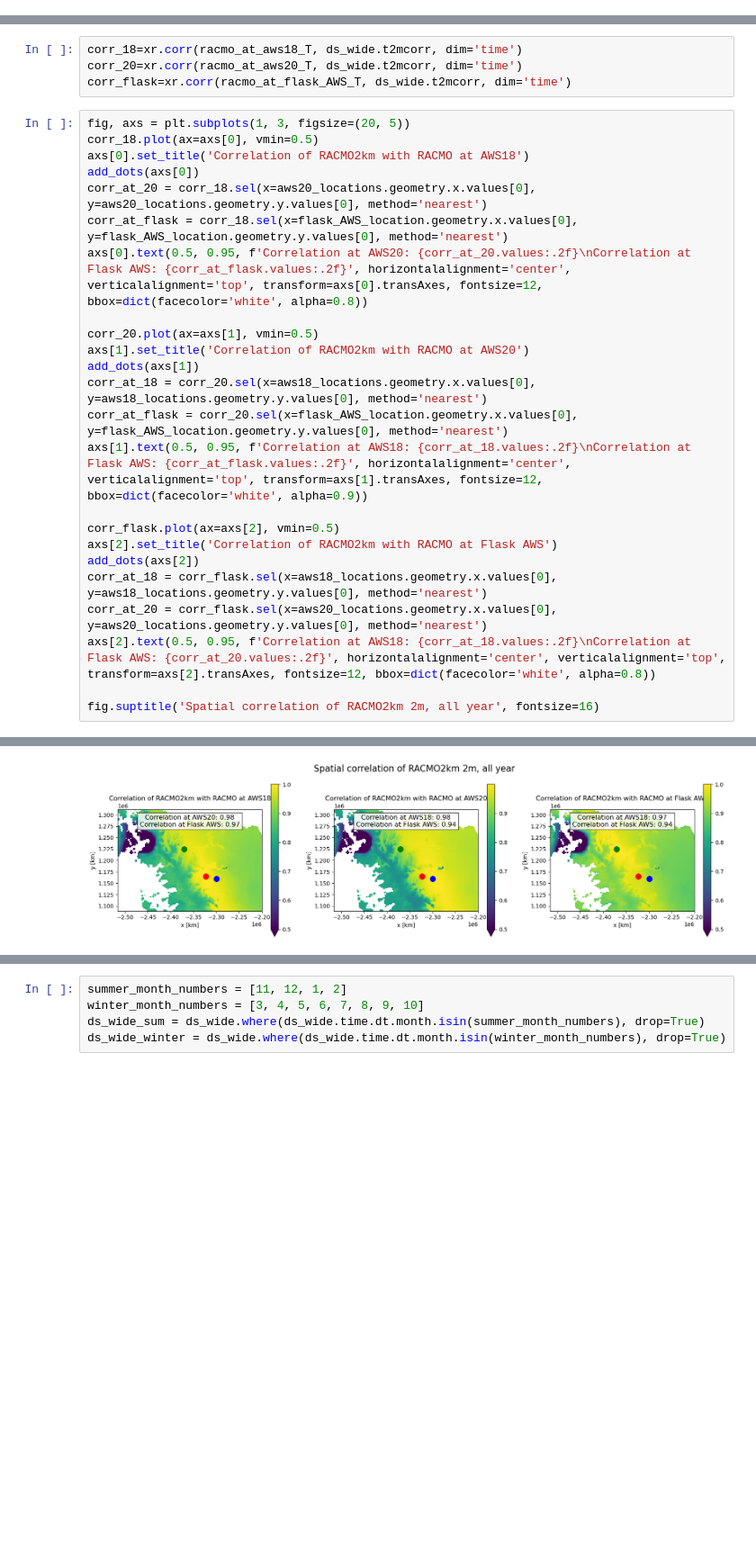
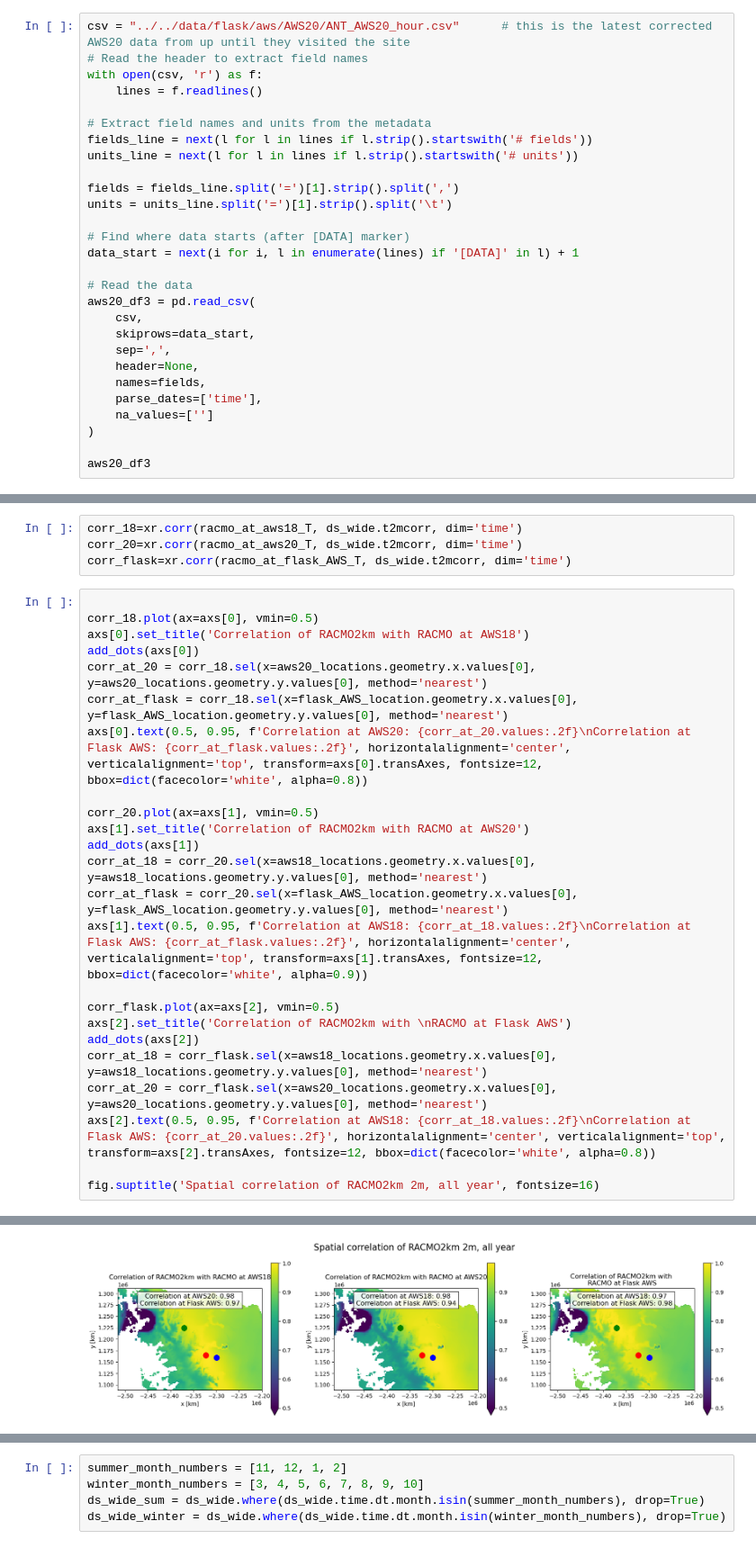
Before and after one commit to ldeo-glaciology/AntPen_NSF_NERC, a Jupyter notebook: code/aws/larsen_AWS_RACMO2km.ipynb, the cells around one changed output, grey strips where cells are left out. Shown at 90% size. Cells and saved outputs as stored; diff of their text form; blank space fills up the shorter version.

```diff
--- a/code/aws/larsen_AWS_RACMO2km.ipynb
+++ b/code/aws/larsen_AWS_RACMO2km.ipynb
@@ -62,3 +62,31 @@ aws18_df = pd.read_csv("../../data/flask/aws/AWS18/IMAU_ANT_AWS18.tab", skiprows
 # load csvs into pandas dataframes
 aws20_df1 = pd.read_csv("../../data/flask/aws/AWS20/AWS20_temp.csv", parse_dates=["datetime"] )
 aws20_df2 = pd.read_csv("../../data/flask/aws/AWS20/AWS20_temp_2025.csv", parse_dates=["datetime"] ) #This is using a slightly different sensor and has a little more recent data. Not significantly for this analysis though.
+# %%
+csv = "../../data/flask/aws/AWS20/ANT_AWS20_hour.csv"      # this is the latest corrected AWS20 data from up until they visited the site
+# Read the header to extract field names
+with open(csv, 'r') as f:
+    lines = f.readlines()
+
+# Extract field names and units from the metadata
+fields_line = next(l for l in lines if l.strip().startswith('# fields'))
+units_line = next(l for l in lines if l.strip().startswith('# units'))
+
+fields = fields_line.split('=')[1].strip().split(',')
+units = units_line.split('=')[1].strip().split('\t')
+
+# Find where data starts (after [DATA] marker)
+data_start = next(i for i, l in enumerate(lines) if '[DATA]' in l) + 1
+
+# Read the data
+aws20_df3 = pd.read_csv(
+    csv,
+    skiprows=data_start,
+    sep=',',
+    header=None,
+    names=fields,
+    parse_dates=['time'],
+    na_values=['']
+)
+
+aws20_df3
@@ -195,29 +275,29 @@ corr_18=xr.corr(racmo_at_aws18_T, ds_wide.t2mcorr, dim='time')
 corr_20=xr.corr(racmo_at_aws20_T, ds_wide.t2mcorr, dim='time')
 corr_flask=xr.corr(racmo_at_flask_AWS_T, ds_wide.t2mcorr, dim='time')
 # %%
-fig, axs = plt.subplots(1, 3, figsize=(20, 5))
+
 corr_18.plot(ax=axs[0], vmin=0.5)
 axs[0].set_title('Correlation of RACMO2km with RACMO at AWS18')
 add_dots(axs[0])
 corr_at_20 = corr_18.sel(x=aws20_locations.geometry.x.values[0], y=aws20_locations.geometry.y.values[0], method='nearest')
 corr_at_flask = corr_18.sel(x=flask_AWS_location.geometry.x.values[0], y=flask_AWS_location.geometry.y.values[0], method='nearest')
 axs[0].text(0.5, 0.95, f'Correlation at AWS20: {corr_at_20.values:.2f}\nCorrelation at Flask AWS: {corr_at_flask.values:.2f}', horizontalalignment='center', verticalalignment='top', transform=axs[0].transAxes, fontsize=12, bbox=dict(facecolor='white', alpha=0.8))
 
 corr_20.plot(ax=axs[1], vmin=0.5)
 axs[1].set_title('Correlation of RACMO2km with RACMO at AWS20')
 add_dots(axs[1])
 corr_at_18 = corr_20.sel(x=aws18_locations.geometry.x.values[0], y=aws18_locations.geometry.y.values[0], method='nearest')
 corr_at_flask = corr_20.sel(x=flask_AWS_location.geometry.x.values[0], y=flask_AWS_location.geometry.y.values[0], method='nearest')
 axs[1].text(0.5, 0.95, f'Correlation at AWS18: {corr_at_18.values:.2f}\nCorrelation at Flask AWS: {corr_at_flask.values:.2f}', horizontalalignment='center', verticalalignment='top', transform=axs[1].transAxes, fontsize=12, bbox=dict(facecolor='white', alpha=0.9))
 
 corr_flask.plot(ax=axs[2], vmin=0.5)
-axs[2].set_title('Correlation of RACMO2km with RACMO at Flask AWS')
+axs[2].set_title('Correlation of RACMO2km with \nRACMO at Flask AWS')
 add_dots(axs[2])
 corr_at_18 = corr_flask.sel(x=aws18_locations.geometry.x.values[0], y=aws18_locations.geometry.y.values[0], method='nearest')
 corr_at_20 = corr_flask.sel(x=aws20_locations.geometry.x.values[0], y=aws20_locations.geometry.y.values[0], method='nearest')
 axs[2].text(0.5, 0.95, f'Correlation at AWS18: {corr_at_18.values:.2f}\nCorrelation at Flask AWS: {corr_at_20.values:.2f}', horizontalalignment='center', verticalalignment='top', transform=axs[2].transAxes, fontsize=12, bbox=dict(facecolor='white', alpha=0.8))
 
 fig.suptitle('Spatial correlation of RACMO2km 2m, all year', fontsize=16)
 # %% [output]
 Text(0.5, 0.98, 'Spatial correlation of RACMO2km 2m, all year')
-[figure, old version]
+[figure, new version]
```
Also changed, not shown: parts of 14 cells of this notebook, 2 other files.
